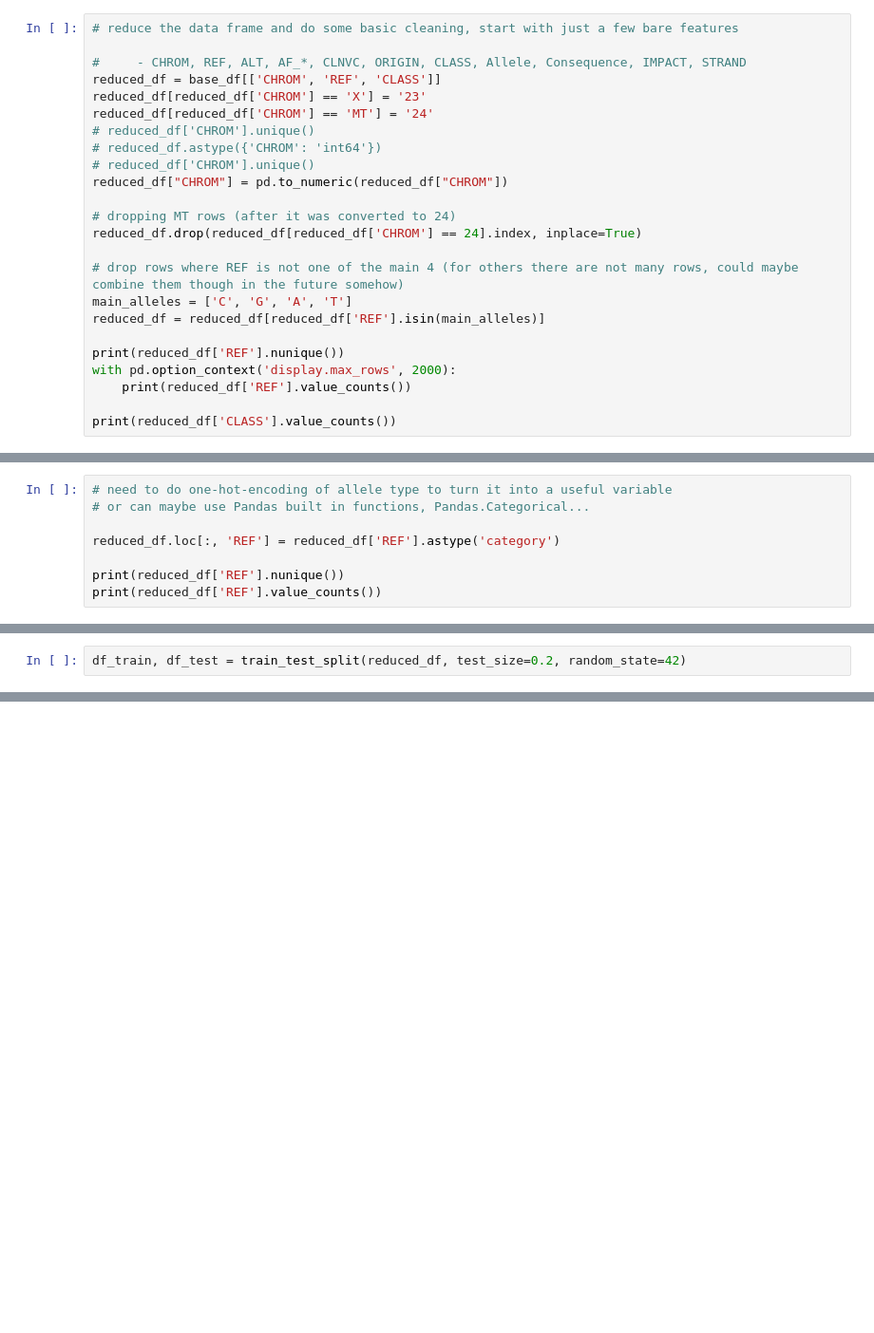
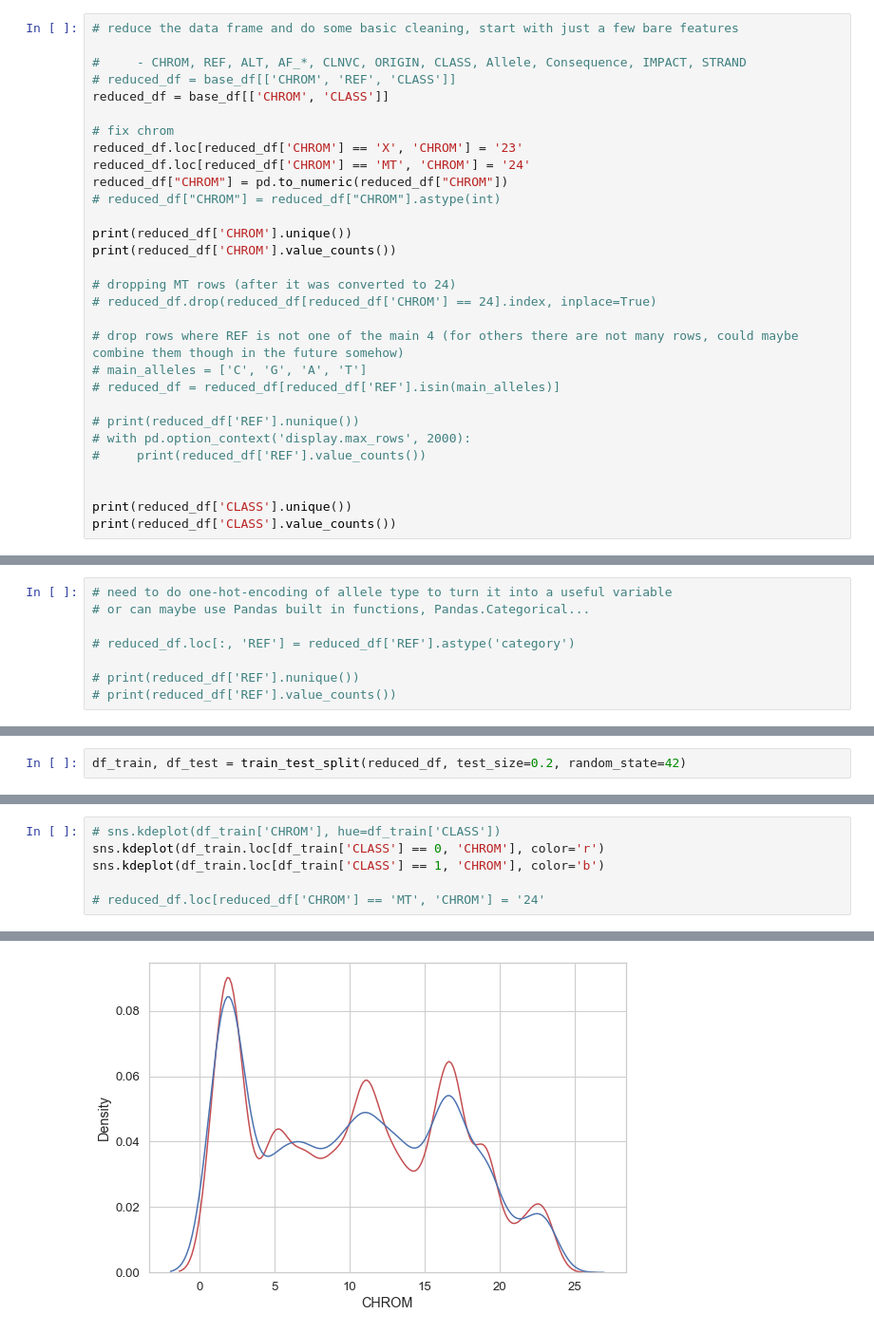
Before and after one commit to nkinnaird/GeneticVariantClassification, a Jupyter notebook: code/initialEDA.ipynb, the cells around one changed output, grey strips where cells are left out. Shown: that part at 95% size. Drawn from its saved outputs; the diff is of its cells as text; blank space fills up the shorter version.

```diff
--- a/code/initialEDA.ipynb
+++ b/code/initialEDA.ipynb
@@ -36,24 +37,30 @@ memory usage: 22.9+ MB
 # reduce the data frame and do some basic cleaning, start with just a few bare features
 
 #     - CHROM, REF, ALT, AF_*, CLNVC, ORIGIN, CLASS, Allele, Consequence, IMPACT, STRAND
-reduced_df = base_df[['CHROM', 'REF', 'CLASS']]
-reduced_df[reduced_df['CHROM'] == 'X'] = '23'
-reduced_df[reduced_df['CHROM'] == 'MT'] = '24'
-# reduced_df['CHROM'].unique()
-# reduced_df.astype({'CHROM': 'int64'})
-# reduced_df['CHROM'].unique()
+# reduced_df = base_df[['CHROM', 'REF', 'CLASS']]
+reduced_df = base_df[['CHROM', 'CLASS']]
+
+# fix chrom
+reduced_df.loc[reduced_df['CHROM'] == 'X', 'CHROM'] = '23'
+reduced_df.loc[reduced_df['CHROM'] == 'MT', 'CHROM'] = '24'
 reduced_df["CHROM"] = pd.to_numeric(reduced_df["CHROM"])
+# reduced_df["CHROM"] = reduced_df["CHROM"].astype(int)
+
+print(reduced_df['CHROM'].unique())
+print(reduced_df['CHROM'].value_counts())
 
 # dropping MT rows (after it was converted to 24)
-reduced_df.drop(reduced_df[reduced_df['CHROM'] == 24].index, inplace=True)
+# reduced_df.drop(reduced_df[reduced_df['CHROM'] == 24].index, inplace=True)
 
 # drop rows where REF is not one of the main 4 (for others there are not many rows, could maybe combine them though in the future somehow)
-main_alleles = ['C', 'G', 'A', 'T']
-reduced_df = reduced_df[reduced_df['REF'].isin(main_alleles)]
+# main_alleles = ['C', 'G', 'A', 'T']
+# reduced_df = reduced_df[reduced_df['REF'].isin(main_alleles)]
 
-print(reduced_df['REF'].nunique())
-with pd.option_context('display.max_rows', 2000):
-    print(reduced_df['REF'].value_counts())
+# print(reduced_df['REF'].nunique())
+# with pd.option_context('display.max_rows', 2000):
+#     print(reduced_df['REF'].value_counts())
 
+
+print(reduced_df['CLASS'].unique())
 print(reduced_df['CLASS'].value_counts())
 # %% [output]
@@ -87,7 +90,7 @@ Name: CLASS, dtype: int64
 # need to do one-hot-encoding of allele type to turn it into a useful variable
 # or can maybe use Pandas built in functions, Pandas.Categorical...
 
-reduced_df.loc[:, 'REF'] = reduced_df['REF'].astype('category')
+# reduced_df.loc[:, 'REF'] = reduced_df['REF'].astype('category')
 
-print(reduced_df['REF'].nunique())
-print(reduced_df['REF'].value_counts())
+# print(reduced_df['REF'].nunique())
+# print(reduced_df['REF'].value_counts())
@@ -104,3 +101,10 @@ df_train, df_test = train_test_split(reduced_df, test_size=0.2, random_state=42)
 sns.pairplot(df_train, corner=True, height=1.5, plot_kws={'size': 3}, hue='CLASS');
 # %% [output]
 [figure]
+# %%
+# sns.kdeplot(df_train['CHROM'], hue=df_train['CLASS'])
+sns.kdeplot(df_train.loc[df_train['CLASS'] == 0, 'CHROM'], color='r')
+sns.kdeplot(df_train.loc[df_train['CLASS'] == 1, 'CHROM'], color='b')
+
+# reduced_df.loc[reduced_df['CHROM'] == 'MT', 'CHROM'] = '24'
+# %% [output]
@@ -106,0 +112 @@ sns.pairplot(df_train, corner=True, height=1.5, plot_kws={'size': 3}, hue='CLASS
+[figure, added]
```
Also changed, not shown: parts of 10 cells of this notebook.
